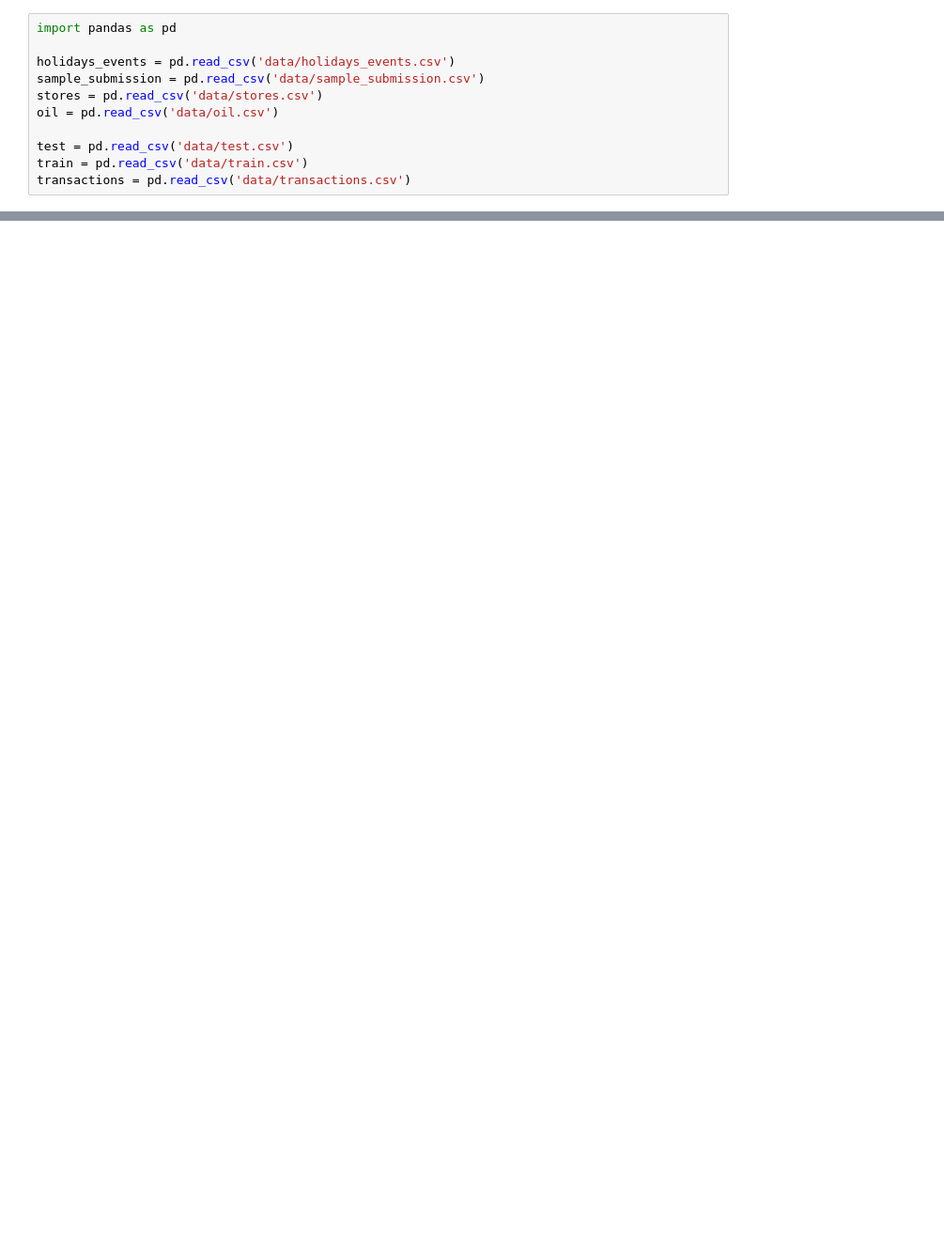
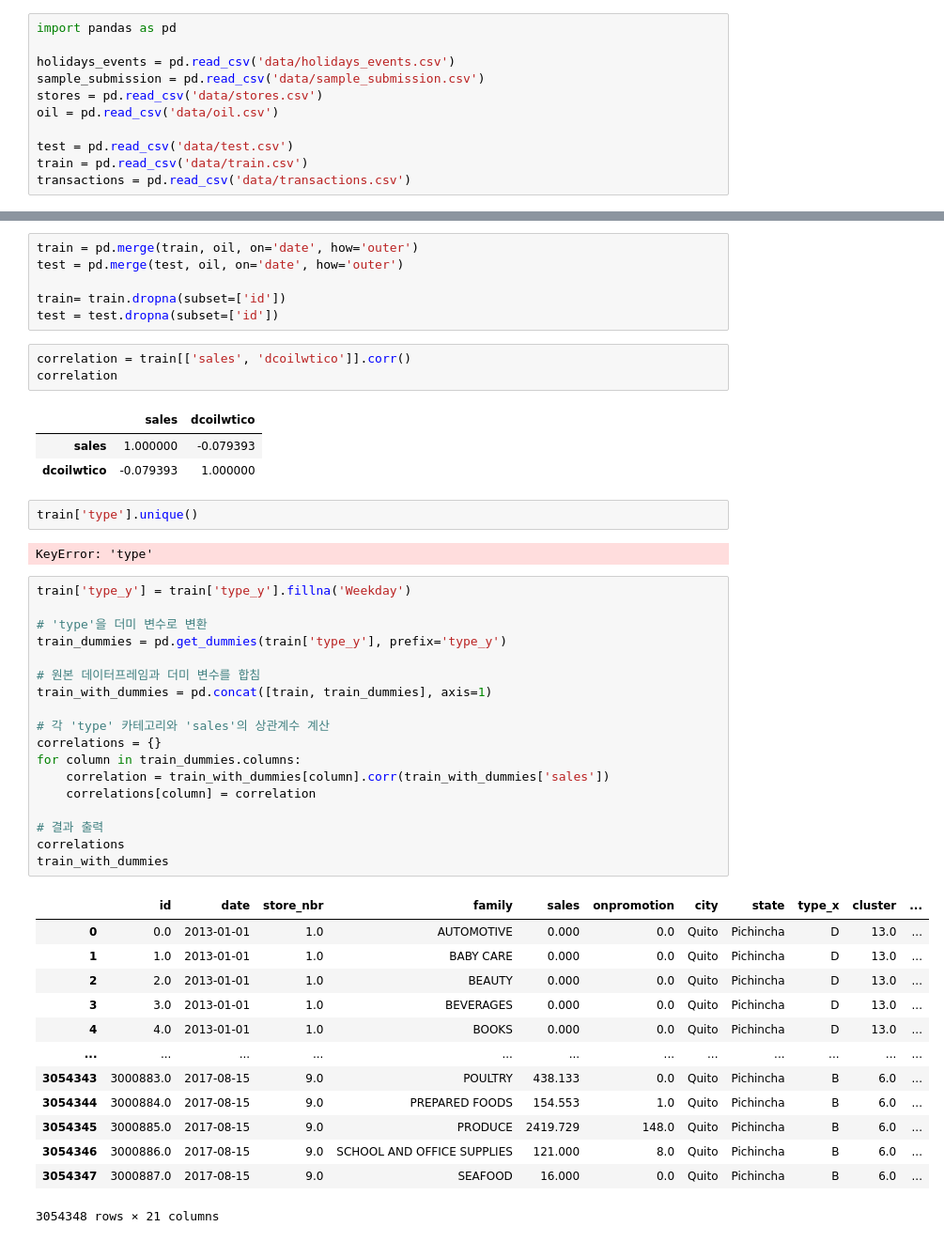
Before and after one commit to kitewatermelon/DS-final, a Jupyter notebook: store-sales-time-series-forecasting/202130422_박연수.ipynb, the cells around one changed output, grey strips where cells are left out. Shown: that part at 94% size. Saved outputs shown, nothing was run; the diff lists cells and outputs as text; blank space fills up the shorter version.

```diff
--- a/store-sales-time-series-forecasting/202130422_박연수.ipynb
+++ b/store-sales-time-series-forecasting/202130422_박연수.ipynb
@@ -57,0 +214,49 @@ train
+# %%
+train = pd.merge(train, oil, on='date', how='outer')
+test = pd.merge(test, oil, on='date', how='outer')
+
+train= train.dropna(subset=['id'])
+test = test.dropna(subset=['id'])
+# %%
+correlation = train[['sales', 'dcoilwtico']].corr()
+correlation
+# %% [output]
+|  | sales | dcoilwtico |
+| sales | 1.000000 | -0.079393 |
+| dcoilwtico | -0.079393 | 1.000000 |
+# %%
+train['type'].unique()
+# %% [output]
+KeyError: 'type'
+# %%
+train['type_y'] = train['type_y'].fillna('Weekday')
+
+# 'type'을 더미 변수로 변환
+train_dummies = pd.get_dummies(train['type_y'], prefix='type_y')
+
+# 원본 데이터프레임과 더미 변수를 합침
+train_with_dummies = pd.concat([train, train_dummies], axis=1)
+
+# 각 'type' 카테고리와 'sales'의 상관계수 계산
+correlations = {}
+for column in train_dummies.columns:
+    correlation = train_with_dummies[column].corr(train_with_dummies['sales'])
+    correlations[column] = correlation
+
+# 결과 출력
+correlations
+train_with_dummies
+# %% [output]
+|  | id | date | store_nbr | family | sales | onpromotion | city | state | type_x | cluster | ... |
+| 0 | 0.0 | 2013-01-01 | 1.0 | AUTOMOTIVE | 0.000 | 0.0 | Quito | Pichincha | D | 13.0 | ... |
+| 1 | 1.0 | 2013-01-01 | 1.0 | BABY CARE | 0.000 | 0.0 | Quito | Pichincha | D | 13.0 | ... |
+| 2 | 2.0 | 2013-01-01 | 1.0 | BEAUTY | 0.000 | 0.0 | Quito | Pichincha | D | 13.0 | ... |
+| 3 | 3.0 | 2013-01-01 | 1.0 | BEVERAGES | 0.000 | 0.0 | Quito | Pichincha | D | 13.0 | ... |
+| 4 | 4.0 | 2013-01-01 | 1.0 | BOOKS | 0.000 | 0.0 | Quito | Pichincha | D | 13.0 | ... |
+| ... | ... | ... | ... | ... | ... | ... | ... | ... | ... | ... | ... |
+| 3054343 | 3000883.0 | 2017-08-15 | 9.0 | POULTRY | 438.133 | 0.0 | Quito | Pichincha | B | 6.0 | ... |
+| 3054344 | 3000884.0 | 2017-08-15 | 9.0 | PREPARED FOODS | 154.553 | 1.0 | Quito | Pichincha | B | 6.0 | ... |
+| 3054345 | 3000885.0 | 2017-08-15 | 9.0 | PRODUCE | 2419.729 | 148.0 | Quito | Pichincha | B | 6.0 | ... |
+| 3054346 | 3000886.0 | 2017-08-15 | 9.0 | SCHOOL AND OFFICE SUPPLIES | 121.000 | 8.0 | Quito | Pichincha | B | 6.0 | ... |
+| 3054347 | 3000887.0 | 2017-08-15 | 9.0 | SEAFOOD | 16.000 | 0.0 | Quito | Pichincha | B | 6.0 | ... |
+3054348 rows × 21 columns
```
Also changed, not shown: parts of 12 cells of this notebook.
